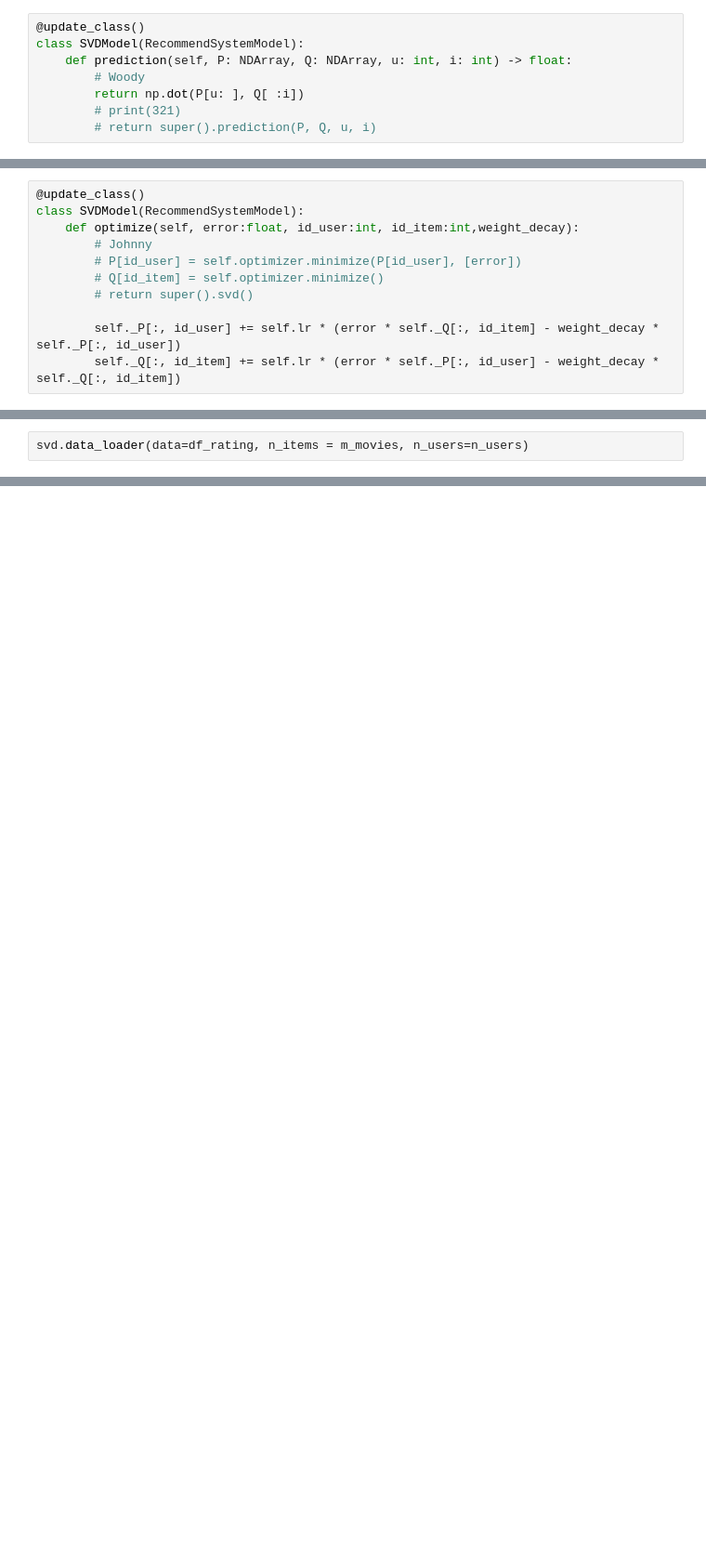
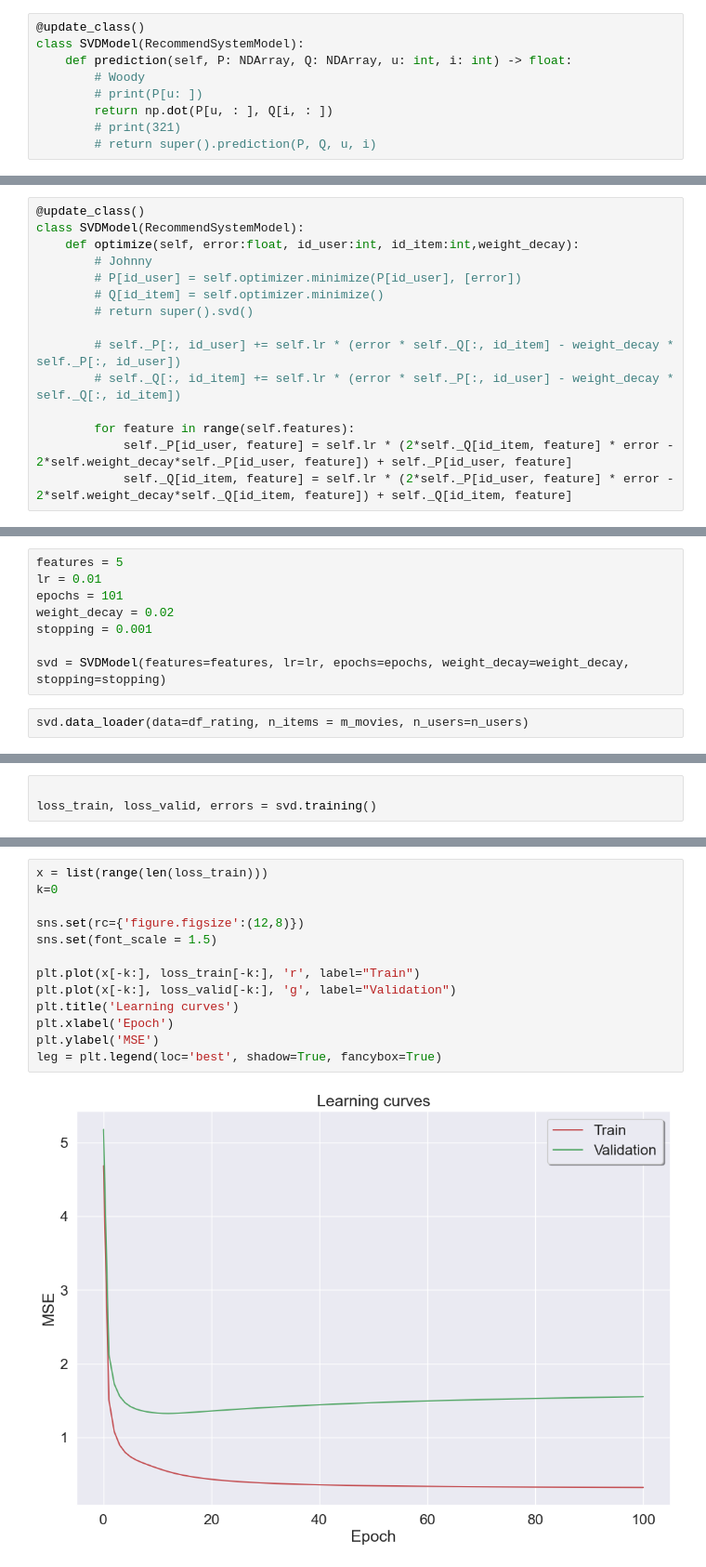
Before and after one commit to LamHo220/movie-recommender, a Jupyter notebook: SVD.ipynb, the cells around one changed output, grey strips where cells are left out. Shown at 93% size. Saved outputs shown, nothing was run; the diff lists cells and outputs as text; blank space fills up the shorter version.

```diff
--- a/SVD.ipynb
+++ b/SVD.ipynb
@@ -201,7 +206,8 @@ class SVDModel(RecommendSystemModel):
 class SVDModel(RecommendSystemModel):
     def prediction(self, P: NDArray, Q: NDArray, u: int, i: int) -> float:
         # Woody
-        return np.dot(P[u: ], Q[ :i])
+        # print(P[u: ])
+        return np.dot(P[u, : ], Q[i, : ])
         # print(321)
         # return super().prediction(P, Q, u, i)
 # %%
@@ -231,5 +237,9 @@ class SVDModel(RecommendSystemModel):
         # Q[id_item] = self.optimizer.minimize()
         # return super().svd()
 
-        self._P[:, id_user] += self.lr * (error * self._Q[:, id_item] - weight_decay * self._P[:, id_user])
-        self._Q[:, id_item] += self.lr * (error * self._P[:, id_user] - weight_decay * self._Q[:, id_item])
+        # self._P[:, id_user] += self.lr * (error * self._Q[:, id_item] - weight_decay * self._P[:, id_user])
+        # self._Q[:, id_item] += self.lr * (error * self._P[:, id_user] - weight_decay * self._Q[:, id_item])
+
+        for feature in range(self.features):
+            self._P[id_user, feature] = self.lr * (2*self._Q[id_item, feature] * error - 2*self.weight_decay*self._P[id_user, feature]) + self._P[id_user, feature]
+            self._Q[id_item, feature] = self.lr * (2*self._P[id_user, feature] * error - 2*self.weight_decay*self._Q[id_item, feature]) + self._Q[id_item, feature]
@@ -366,6 +332,14 @@ memory usage: 762.9 MB
 df_rating.empty
 # %% [output]
 False
+# %%
+features = 5
+lr = 0.01
+epochs = 101
+weight_decay = 0.02
+stopping = 0.001
+
+svd = SVDModel(features=features, lr=lr, epochs=epochs, weight_decay=weight_decay, stopping=stopping)
 # %%
 svd.data_loader(data=df_rating, n_items = m_movies, n_users=n_users)
 # %%
@@ -398,0 +371,3 @@ AttributeError: 'SVDModel' object has no attribute 'test'
+# %%
+
+loss_train, loss_valid, errors = svd.training()
@@ -398,0 +386,15 @@ AttributeError: 'SVDModel' object has no attribute 'test'
+# %%
+x = list(range(len(loss_train)))
+k=0
+
+sns.set(rc={'figure.figsize':(12,8)})
+sns.set(font_scale = 1.5)
+
+plt.plot(x[-k:], loss_train[-k:], 'r', label="Train")
+plt.plot(x[-k:], loss_valid[-k:], 'g', label="Validation")
+plt.title('Learning curves')
+plt.xlabel('Epoch')
+plt.ylabel('MSE')
+leg = plt.legend(loc='best', shadow=True, fancybox=True)
+# %% [output]
+[figure, added]
```
Also changed, not shown: parts of 18 cells of this notebook.
